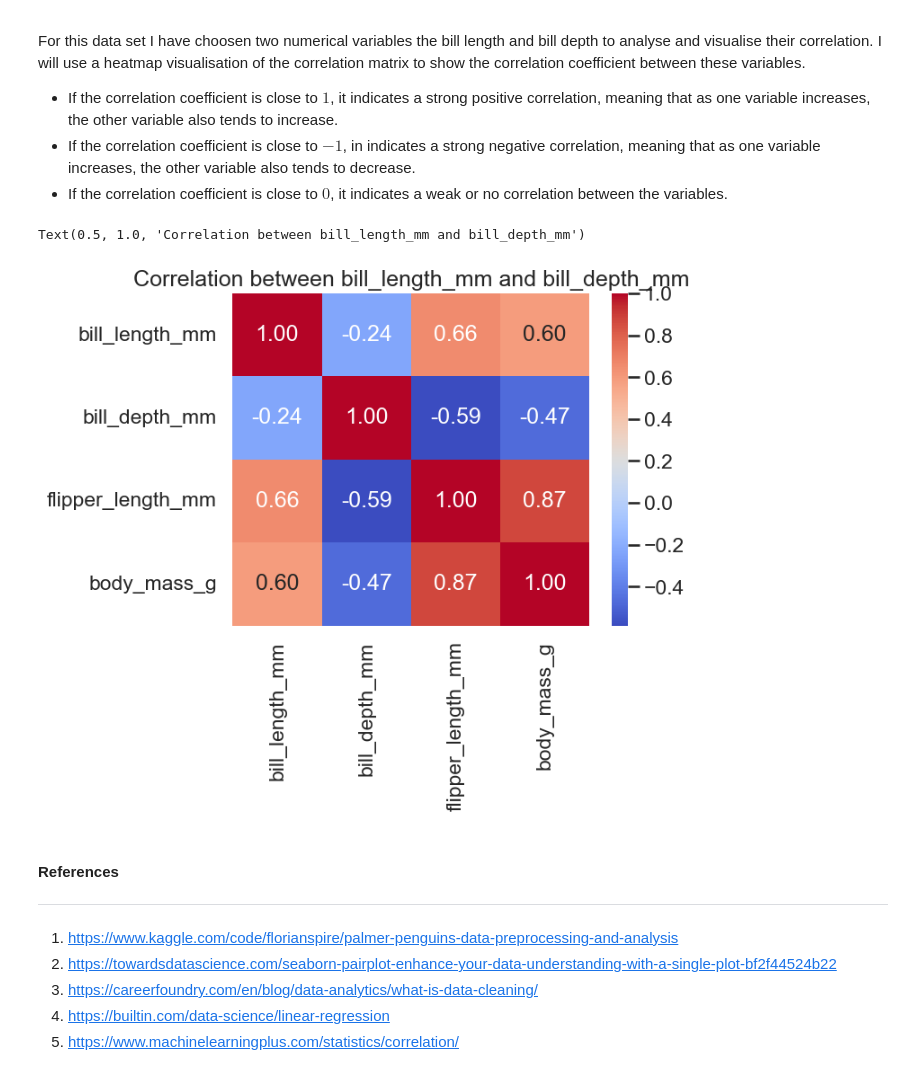
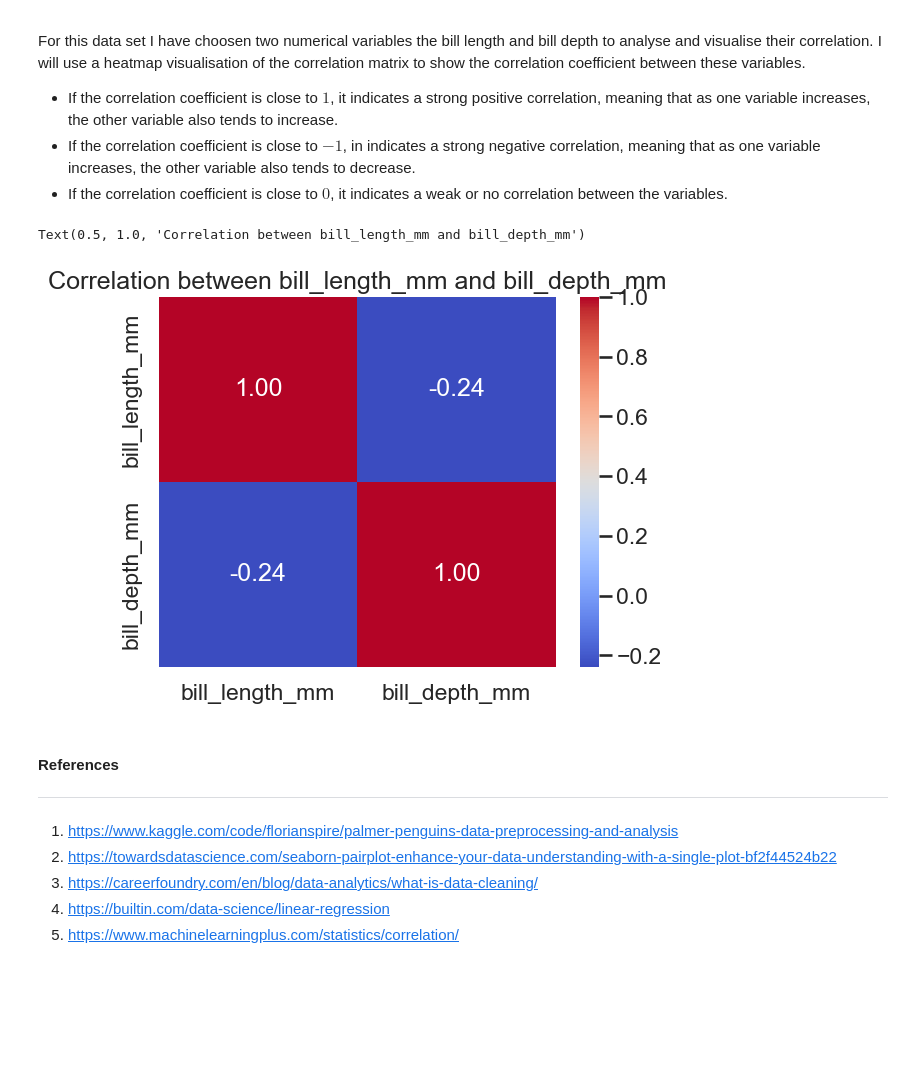
Before and after one commit to SaydsC/PrinciplesofDataAnalytics, a Jupyter notebook: penguins.ipynb, the cells around one changed output. Saved outputs shown, nothing was run; the diff lists cells and outputs as text; code cells hidden in the pictures; blank space fills up the shorter version.

```diff
--- a/penguins.ipynb
+++ b/penguins.ipynb
@@ -413,20 +413,20 @@ For this data set I have choosen two numerical variables the bill length and bil
 # %%
 #visulise the correlation
 
 # The two selected numerical variables
 var1 = 'bill_length_mm'
 var2 = 'bill_depth_mm'
 
 penguins_subset=penguins[[var1, var2]]
 
 #Using the correlation matrix
-correlation_matrix=penguins.corr()
+correlation_matrix=penguins_subset.corr()
 
 sns.heatmap(correlation_matrix,annot=True, cmap='coolwarm', fmt=".2f")
 plt.title('Correlation between {} and {}'.format(var1, var2))
 # %% [output]
 Text(0.5, 1.0, 'Correlation between bill_length_mm and bill_depth_mm')
-[figure, old version]
+[figure, new version]
 # %% [markdown]
 #### __References__
 *****
```
